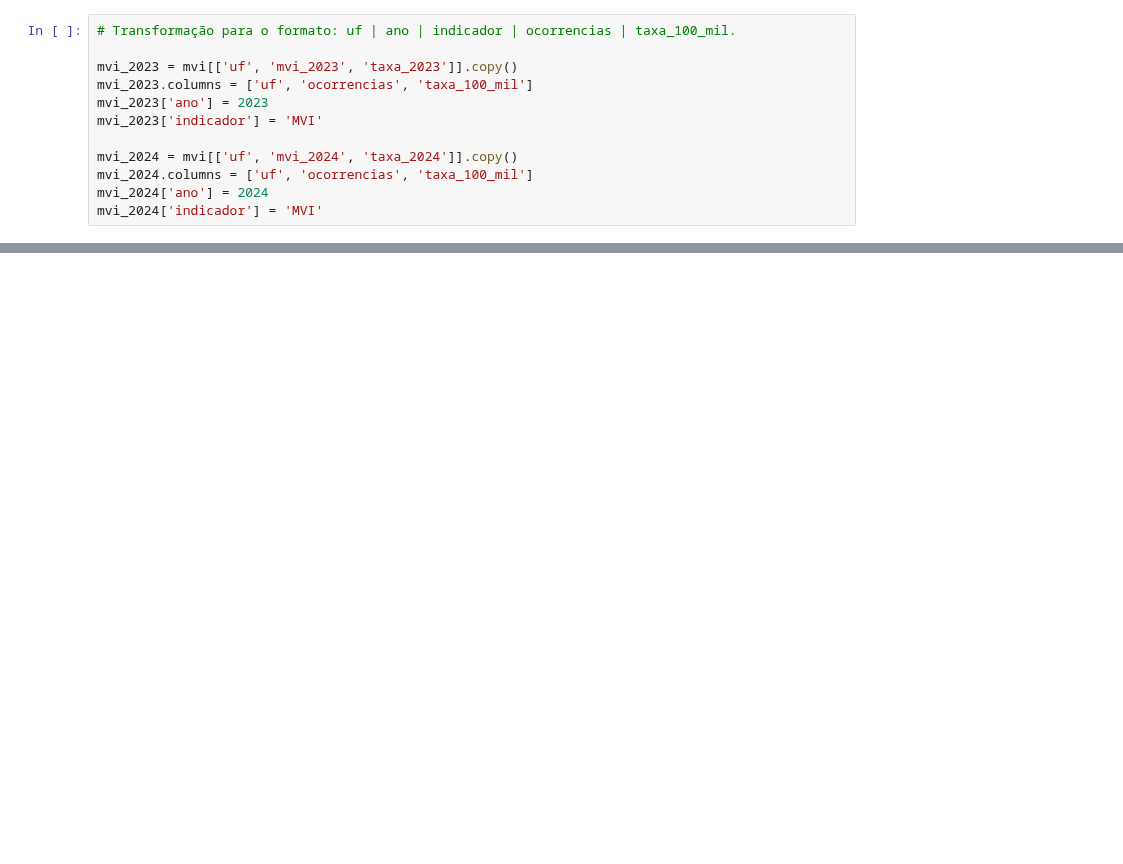
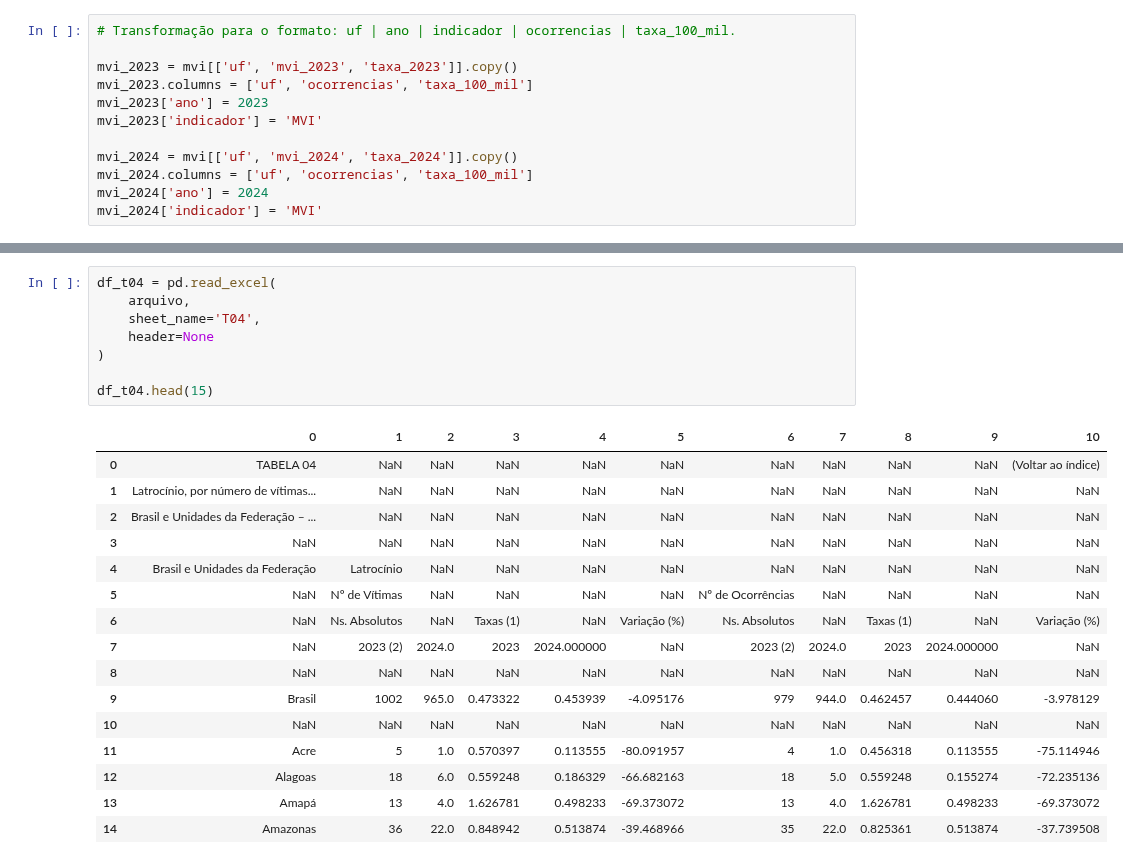
Before and after one commit to rafaelmchcruz/analise-seguranca-publica-brasil, a Jupyter notebook: notebooks/01_inspecao_dados.ipynb, the cells around one changed output, grey strips where cells are left out. Cells and saved outputs as stored; diff of their text form; blank space fills up the shorter version.

```diff
--- a/notebooks/01_inspecao_dados.ipynb
+++ b/notebooks/01_inspecao_dados.ipynb
@@ -79,0 +203,25 @@ mvi_long.tail()
+# %%
+df_t04 = pd.read_excel(
+    arquivo,
+    sheet_name='T04',
+    header=None
+)
+
+df_t04.head(15)
+# %% [output]
+|  | 0 | 1 | 2 | 3 | 4 | 5 | 6 | 7 | 8 | 9 | 10 |
+| 0 | TABELA 04 | NaN | NaN | NaN | NaN | NaN | NaN | NaN | NaN | NaN | (Voltar ao índice) |
+| 1 | Latrocínio, por número de vítimas... | NaN | NaN | NaN | NaN | NaN | NaN | NaN | NaN | NaN | NaN |
+| 2 | Brasil e Unidades da Federação – ... | NaN | NaN | NaN | NaN | NaN | NaN | NaN | NaN | NaN | NaN |
+| 3 | NaN | NaN | NaN | NaN | NaN | NaN | NaN | NaN | NaN | NaN | NaN |
+| 4 | Brasil e Unidades da Federação | Latrocínio | NaN | NaN | NaN | NaN | NaN | NaN | NaN | NaN | NaN |
+| 5 | NaN | Nº de Vítimas | NaN | NaN | NaN | NaN | Nº de Ocorrências | NaN | NaN | NaN | NaN |
+| 6 | NaN | Ns. Absolutos | NaN | Taxas (1) | NaN | Variação (%) | Ns. Absolutos | NaN | Taxas (1) | NaN | Variação (%) |
+| 7 | NaN | 2023 (2) | 2024.0 | 2023 | 2024.000000 | NaN | 2023 (2) | 2024.0 | 2023 | 2024.000000 | NaN |
+| 8 | NaN | NaN | NaN | NaN | NaN | NaN | NaN | NaN | NaN | NaN | NaN |
+| 9 | Brasil | 1002 | 965.0 | 0.473322 | 0.453939 | -4.095176 | 979 | 944.0 | 0.462457 | 0.444060 | -3.978129 |
+| 10 | NaN | NaN | NaN | NaN | NaN | NaN | NaN | NaN | NaN | NaN | NaN |
+| 11 | Acre | 5 | 1.0 | 0.570397 | 0.113555 | -80.091957 | 4 | 1.0 | 0.456318 | 0.113555 | -75.114946 |
+| 12 | Alagoas | 18 | 6.0 | 0.559248 | 0.186329 | -66.682163 | 18 | 5.0 | 0.559248 | 0.155274 | -72.235136 |
+| 13 | Amapá | 13 | 4.0 | 1.626781 | 0.498233 | -69.373072 | 13 | 4.0 | 1.626781 | 0.498233 | -69.373072 |
+| 14 | Amazonas | 36 | 22.0 | 0.848942 | 0.513874 | -39.468966 | 35 | 22.0 | 0.825361 | 0.513874 | -37.739508 |
```
Also changed, not shown: parts of 33 cells of this notebook.
